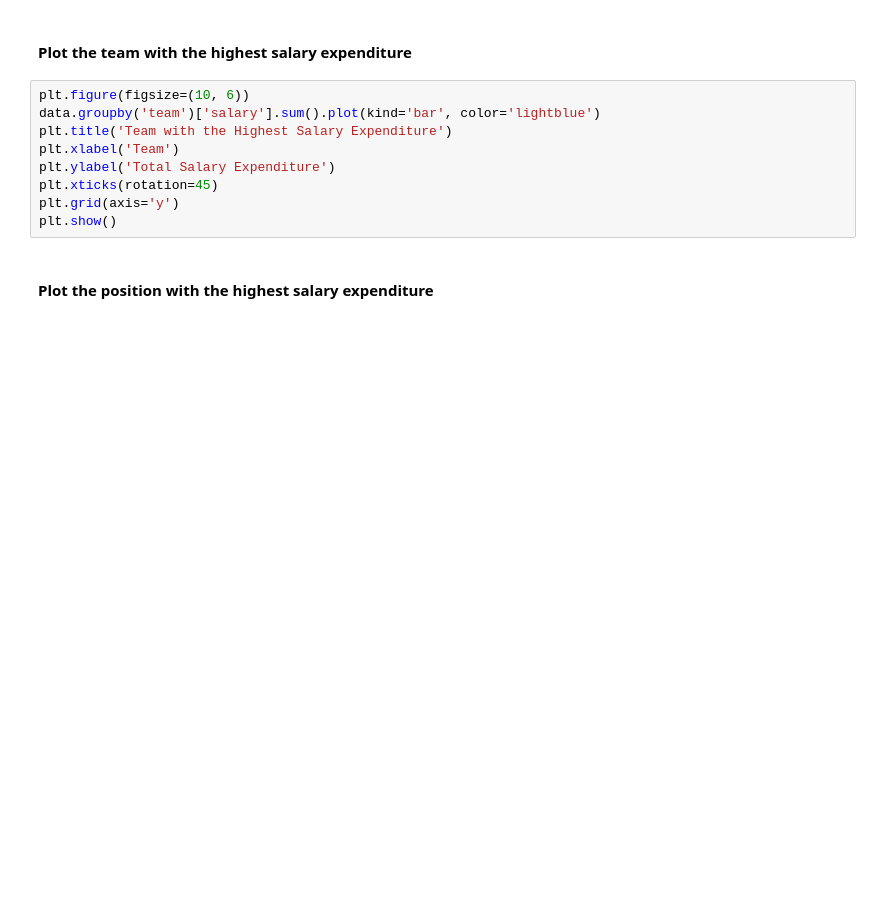
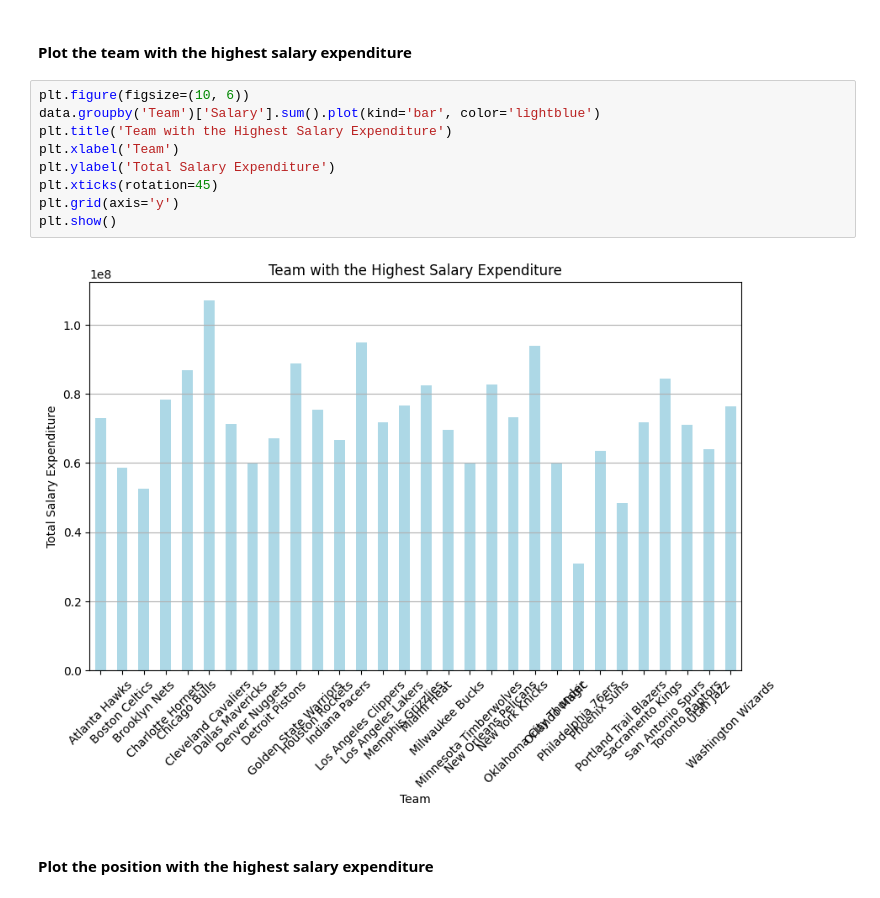
Before and after one commit to syamaomanakuttan/ModuleEndProject_ABCCompany, a Jupyter notebook: DataVisualization.ipynb, the cells around one changed output. Drawn from its saved outputs; the diff is of its cells as text; blank space fills up the shorter version.

```diff
--- a/DataVisualization.ipynb
+++ b/DataVisualization.ipynb
@@ -49,13 +55,15 @@ plt.show()
 #### Plot the team with the highest salary expenditure
 # %%
 plt.figure(figsize=(10, 6))
-data.groupby('team')['salary'].sum().plot(kind='bar', color='lightblue')
+data.groupby('Team')['Salary'].sum().plot(kind='bar', color='lightblue')
 plt.title('Team with the Highest Salary Expenditure')
 plt.xlabel('Team')
 plt.ylabel('Total Salary Expenditure')
 plt.xticks(rotation=45)
 plt.grid(axis='y')
 plt.show()
+# %% [output]
+[figure, added]
 # %% [markdown]
 #### Plot the position with the highest salary expenditure
 # %%
```
Also changed, not shown: parts of 5 cells of this notebook.
